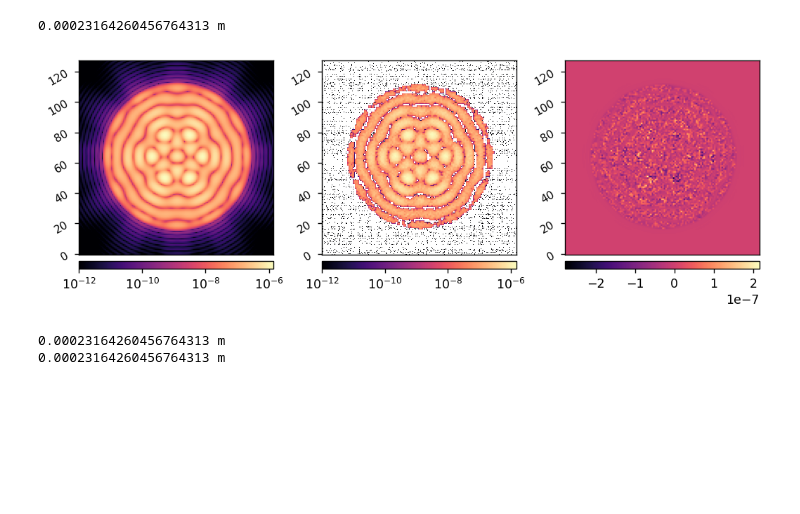
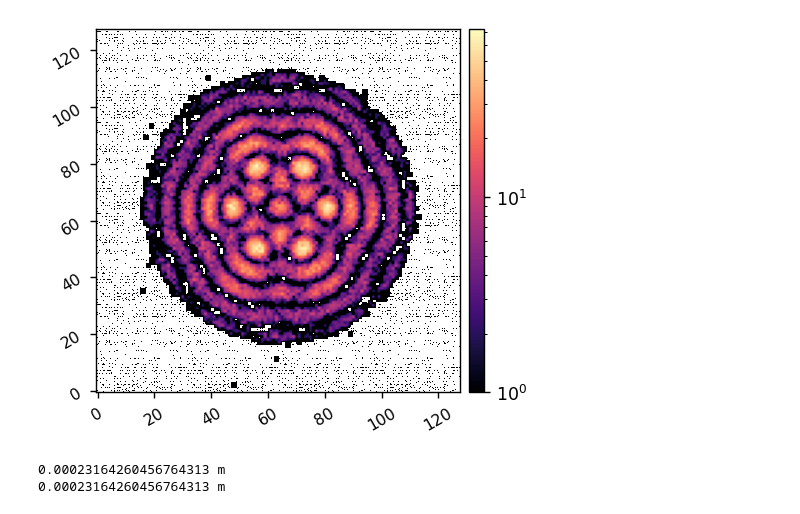
Before and after one commit to kian1377/cgi_phasec_poppy, a Jupyter notebook: example-notebooks/poppy_hlc_tests.ipynb, the cells around one changed output. Saved outputs shown, nothing was run; the diff lists cells and outputs as text; code cells hidden in the pictures; blank space fills up the shorter version.

Commit message:
fixing issues with noise calculation

```diff
--- a/example-notebooks/poppy_hlc_tests.ipynb
+++ b/example-notebooks/poppy_hlc_tests.ipynb
@@ -37,23 +37,19 @@ iwa = 2.8
 owa = 9.7
 
 data_dir = cgi.data_dir
-# %%
-reload(cgi)
-hlc = cgi.CGI(cgi_mode='hlc',
-              psf_pixelscale_lamD=0.2, npsf=128,
-              use_pupil_defocus=True, use_opds=False)
-image = hlc.snap()
-
-hlc.use_noise = True
-hlc.texp = 2*u.s
-hlc.peak_photon_flux = 1e7 * u.photon/u.pixel/u.s
-noisy = hlc.snap()
-
-misc.myimshow3(image, noisy, noisy-image,
-               lognorm1=True, lognorm2=True, vmin1=1e-12, vmin2=1e-12)
-# %% [output]
-0.00023164260456764313 m
-[figure, removed]
+# %%
+reload(cgi)
+hlc = cgi.CGI(cgi_mode='hlc',
+              psf_pixelscale_lamD=0.2, npsf=128,
+              use_pupil_defocus=True, use_opds=False,
+              use_noise=True,
+              texp=30*u.s,
+              star_flux=1e5*u.photon/u.m**2/u.s)
+image = hlc.snap()
+
+misc.myimshow(image, lognorm=True)
+# %% [output]
+[figure, added]
 # %%
 poppy.conf.use_cupy = True
 poppy.conf.use_mkl = True
```
Also changed, not shown: 5 other files.
